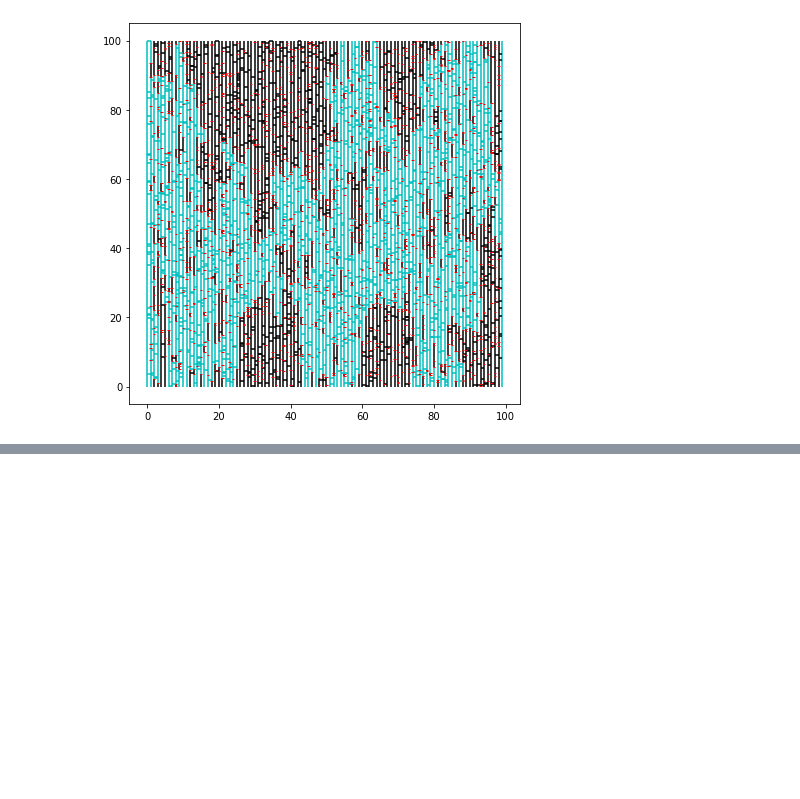
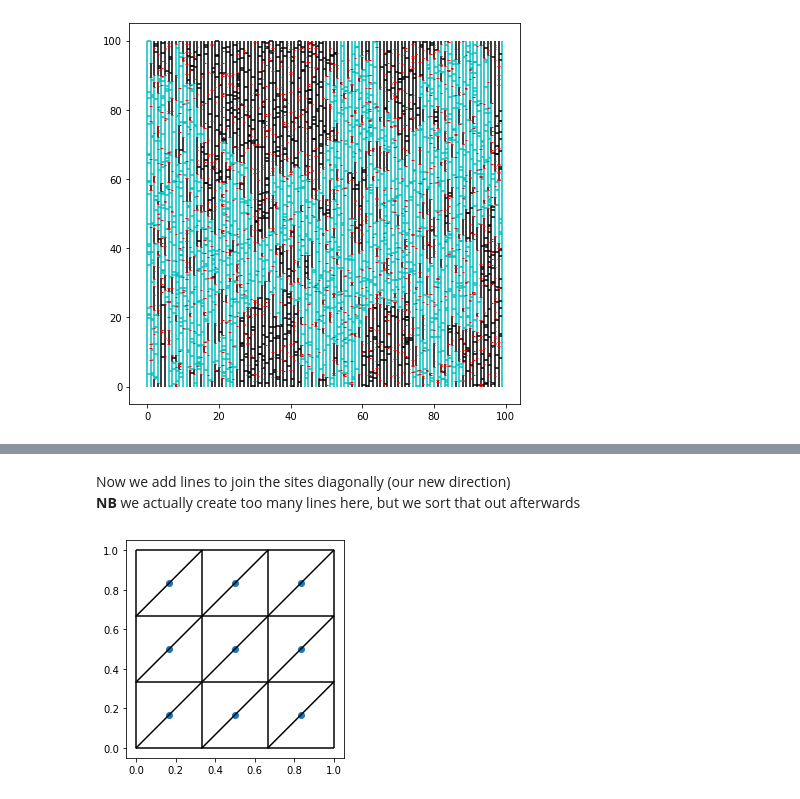
Before and after one commit to j4cobgarby/Percolation, a Jupyter notebook: Percolation Group 1 Edited.ipynb, the cells around one changed output, grey strips where cells are left out. Cells and saved outputs as stored; diff of their text form; code cells hidden in the pictures; blank space fills up the shorter version.

```diff
--- a/Percolation Group 1 Edited.ipynb
+++ b/Percolation Group 1 Edited.ipynb
@@ -785,0 +969,34 @@ while True:
+# %% [markdown]
+Now we add lines to join the sites diagonally (our new direction) <br>
+**NB** we actually create too many lines here, but we sort that out afterwards
+# %%
+#diagonal lines
+plt.figure()
+plt.hlines(y=0,xmin=0,xmax=1,color='k')
+plt.hlines(y=1/3,xmin=0,xmax=1,color='k')
+plt.hlines(y=2/3,xmin=0,xmax=1,color='k')
+plt.hlines(y=1,xmin=0,xmax=1,color='k')
+xvals = [1/6,1/2,5/6]
+y1 = [xvals[0] for x in range(3)]
+y2 = [xvals[1] for x in range(3)]
+y3 = [xvals[2] for x in range(3)]
+
+#diagonal this way /
+plt.plot([0,1],[0,1],'k')
+plt.plot([1/3,1],[0,2/3],'k')
+plt.plot([2/3,1],[0,1/3],'k')
+plt.plot([0,2/3],[1/3,1],'k')
+plt.plot([0,1/3],[2/3,1],'k')
+
+
+plt.vlines(x=0,ymin=0,ymax=1,color='k')
+plt.vlines(x=1/3,ymin=0,ymax=1,color='k')
+plt.vlines(x=2/3,ymin=0,ymax=1,color='k')
+plt.vlines(x=1,ymin=0,ymax=1,color='k')
+
+
+plt.scatter(xvals*3,y1+y2+y3)
+plt.gca().set_aspect('equal')
+plt.show()
+# %% [output]
+[figure, added]
```
Also changed, not shown: parts of 13 cells of this notebook.
